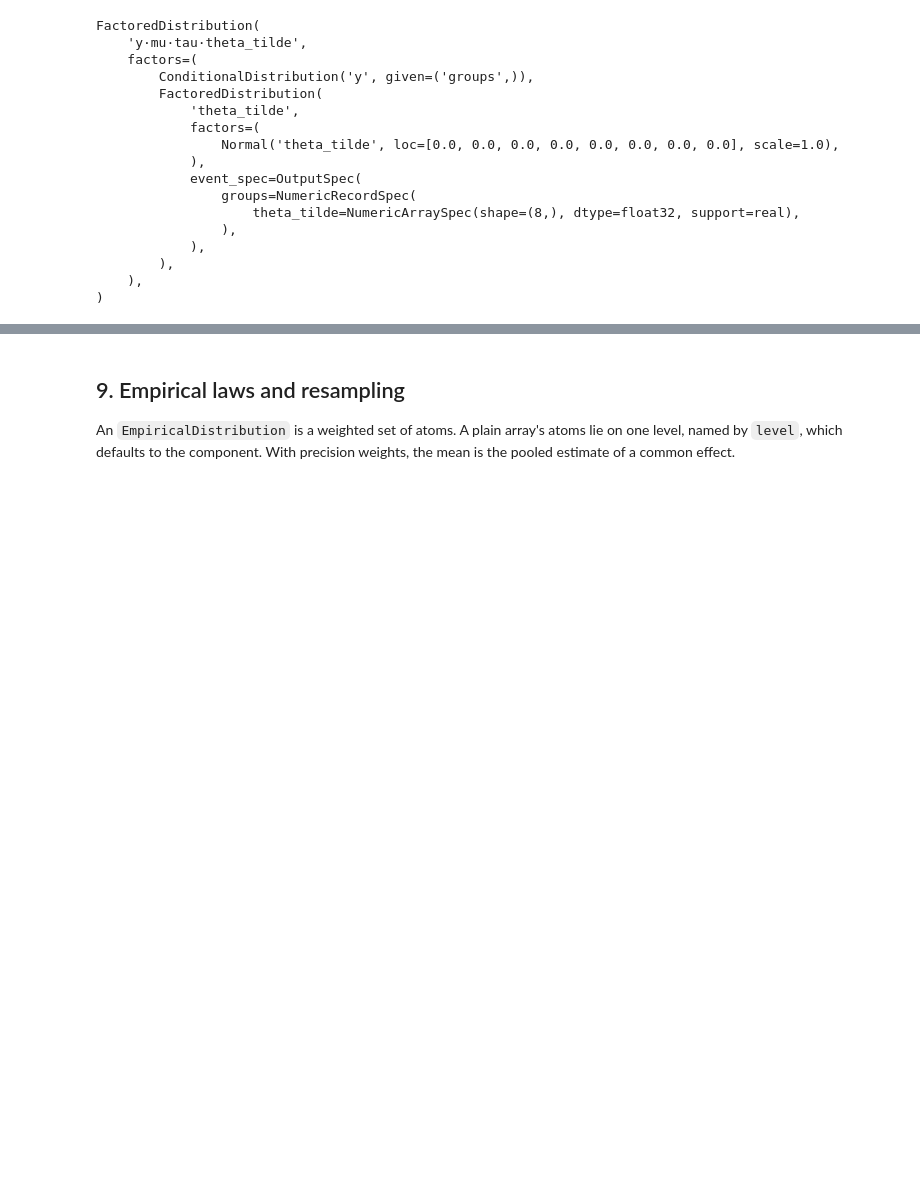
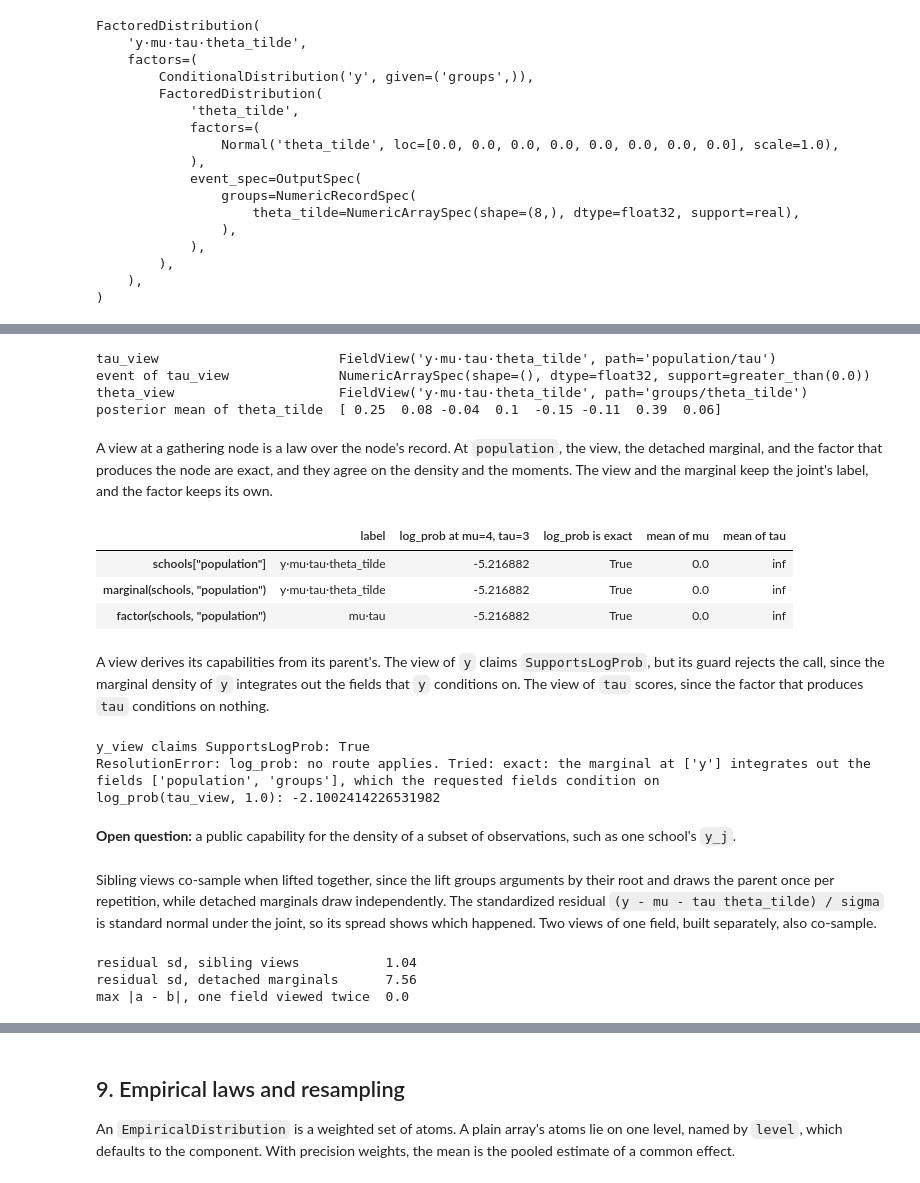
Before and after one commit to TARPS-group/prob-pipe, a Jupyter notebook: docs/tutorials/overhaul_tour.ipynb, the cells around one changed output, grey strips where cells are left out. Cells and saved outputs as stored; diff of their text form; code cells hidden in the pictures; blank space fills up the shorter version.

```diff
--- a/docs/tutorials/overhaul_tour.ipynb
+++ b/docs/tutorials/overhaul_tour.ipynb
@@ -1482,0 +972,77 @@ mean(steps).values: [0.        2.8       3.755102  3.302886  3.7615602 3.017081
+# %%
+tau_view = schools["population/tau"]
+theta_view = native_posterior["groups/theta_tilde"]
+show({"tau_view": repr(tau_view), "event of tau_view": tau_view.event_spec.spec,
+      "theta_view": repr(theta_view),
+      "posterior mean of theta_tilde": np.asarray(mean(theta_view).value).round(2)})
+# %% [output]
+tau_view                       FieldView('y·mu·tau·theta_tilde', path='population/tau')
+event of tau_view              NumericArraySpec(shape=(), dtype=float32, support=greater_than(0.0))
+theta_view                     FieldView('y·mu·tau·theta_tilde', path='groups/theta_tilde')
+posterior mean of theta_tilde  [ 0.25  0.08 -0.04  0.1  -0.15 -0.11  0.39  0.06]
+# %% [markdown]
+A view at a gathering node is a law over the node's record.
+At `population`, the view, the detached marginal, and the factor that produces the node are exact, and they agree on the density and the moments.
+The view and the marginal keep the joint's label, and the factor keeps its own.
+# %%
+laws = {'schools["population"]': schools["population"],
+        'marginal(schools, "population")': marginal(schools, "population"),
+        'factor(schools, "population")': factor(schools, "population")}
+pd.DataFrame(
+    {"label": [law.name for law in laws.values()],
+     "log_prob at mu=4, tau=3": [float(log_prob(law, population_value)) for law in laws.values()],
+     "log_prob is exact": [log_prob.check(law, population_value).exact for law in laws.values()],
+     "mean of mu": [float(mean(law)["mu"]) for law in laws.values()],
+     "mean of tau": [float(mean(law)["tau"]) for law in laws.values()]},
+    index=list(laws),
+)
+# %% [output]
+|  | label | log_prob at mu=4, tau=3 | log_prob is exact | mean of mu | mean of tau |
+| schools["population"] | y·mu·tau·theta_tilde | -5.216882 | True | 0.0 | inf |
+| marginal(schools, "population") | y·mu·tau·theta_tilde | -5.216882 | True | 0.0 | inf |
+| factor(schools, "population") | mu·tau | -5.216882 | True | 0.0 | inf |
+# %% [markdown]
+A view derives its capabilities from its parent's.
+The view of `y` claims `SupportsLogProb`, but its guard rejects the call, since the marginal density of `y` integrates out the fields that `y` conditions on.
+The view of `tau` scores, since the factor that produces `tau` conditions on nothing.
+# %%
+y_view = schools["y"]
+print("y_view claims SupportsLogProb:", isinstance(y_view, SupportsLogProb))
+try:
+    log_prob(y_view, y_obs)
+except ResolutionError as error:
+    print(f"{type(error).__name__}: {error}")
+print("log_prob(tau_view, 1.0):", float(log_prob(tau_view, 1.0)))
+# %% [output]
+y_view claims SupportsLogProb: True
+ResolutionError: log_prob: no route applies. Tried: exact: the marginal at ['y'] integrates out the fields ['population', 'groups'], which the requested fields condition on
+log_prob(tau_view, 1.0): -2.1002414226531982
+# %% [markdown]
+**Open question:** a public capability for the density of a subset of observations, such as one school's `y_j`.
+# %% [markdown]
+Sibling views co-sample when lifted together, since the lift groups arguments by their root and draws the parent once per repetition, while detached marginals draw independently.
+The standardized residual `(y - mu - tau theta_tilde) / sigma` is standard normal under the joint, so its spread shows which happened.
+Two views of one field, built separately, also co-sample.
+# %%
+@function
+def residual(y, mu, tau, theta_tilde):
+    return (y - mu - tau * theta_tilde) / sigma
+
+
+@function
+def difference(a, b):
+    return a - b
+
+
+fields = ["population/mu", "population/tau", "groups/theta_tilde"]
+with workflow_run(seed=0):
+    from_views = residual(schools["y"], *(schools[path] for path in fields))
+    from_marginals = residual(schools["y"], *(marginal(schools, path) for path in fields))
+    same_field = difference(schools["population/mu"], schools["population/mu"])
+show({"residual sd, sibling views": round(float(jnp.std(from_views.atoms.values)), 2),
+      "residual sd, detached marginals": round(float(jnp.std(from_marginals.atoms.values)), 2),
+      "max |a - b|, one field viewed twice": float(jnp.abs(same_field.atoms.values).max())})
+# %% [output]
+residual sd, sibling views           1.04
+residual sd, detached marginals      7.56
+max |a - b|, one field viewed twice  0.0
```
Also changed, not shown: parts of 122 cells of this notebook.
